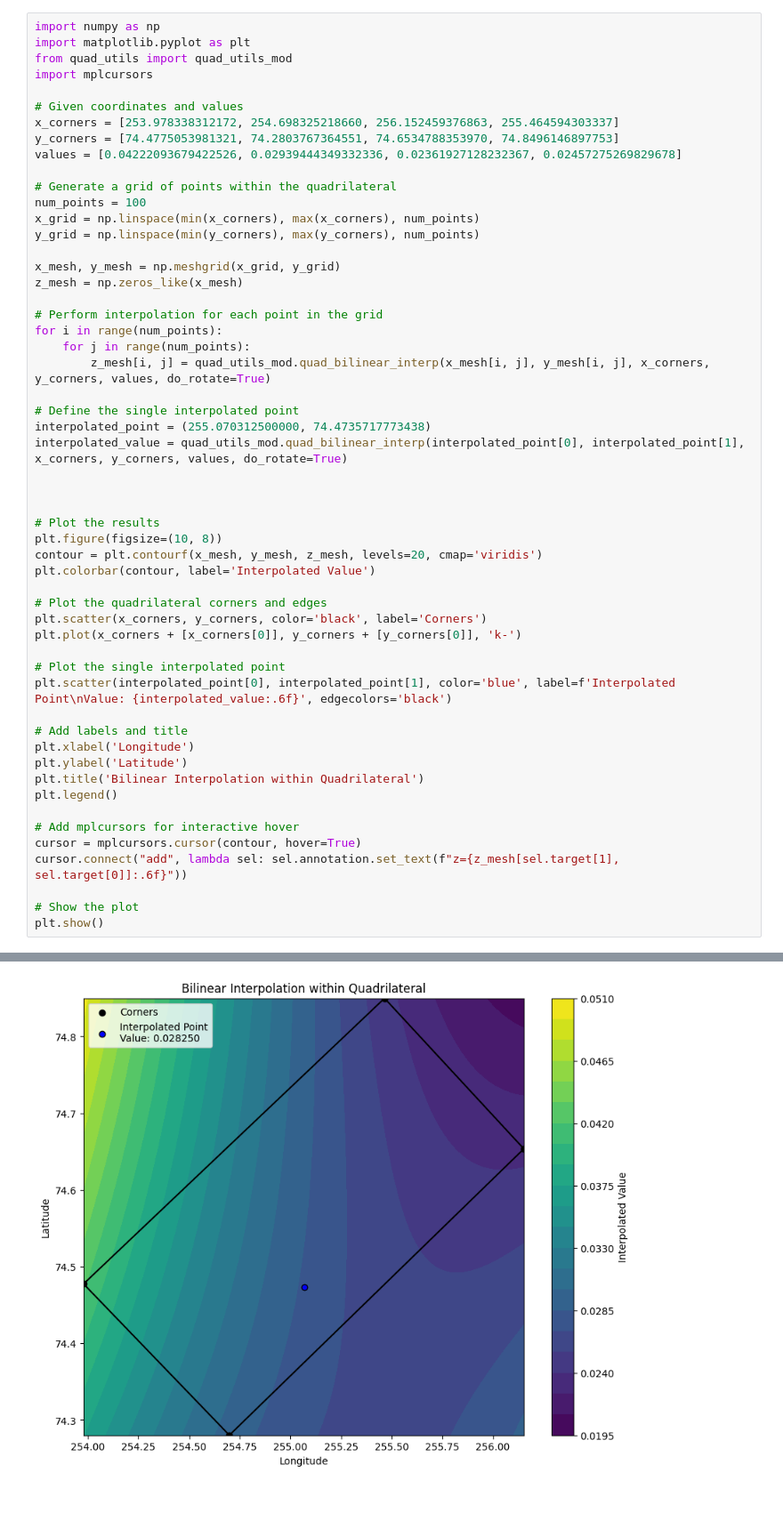
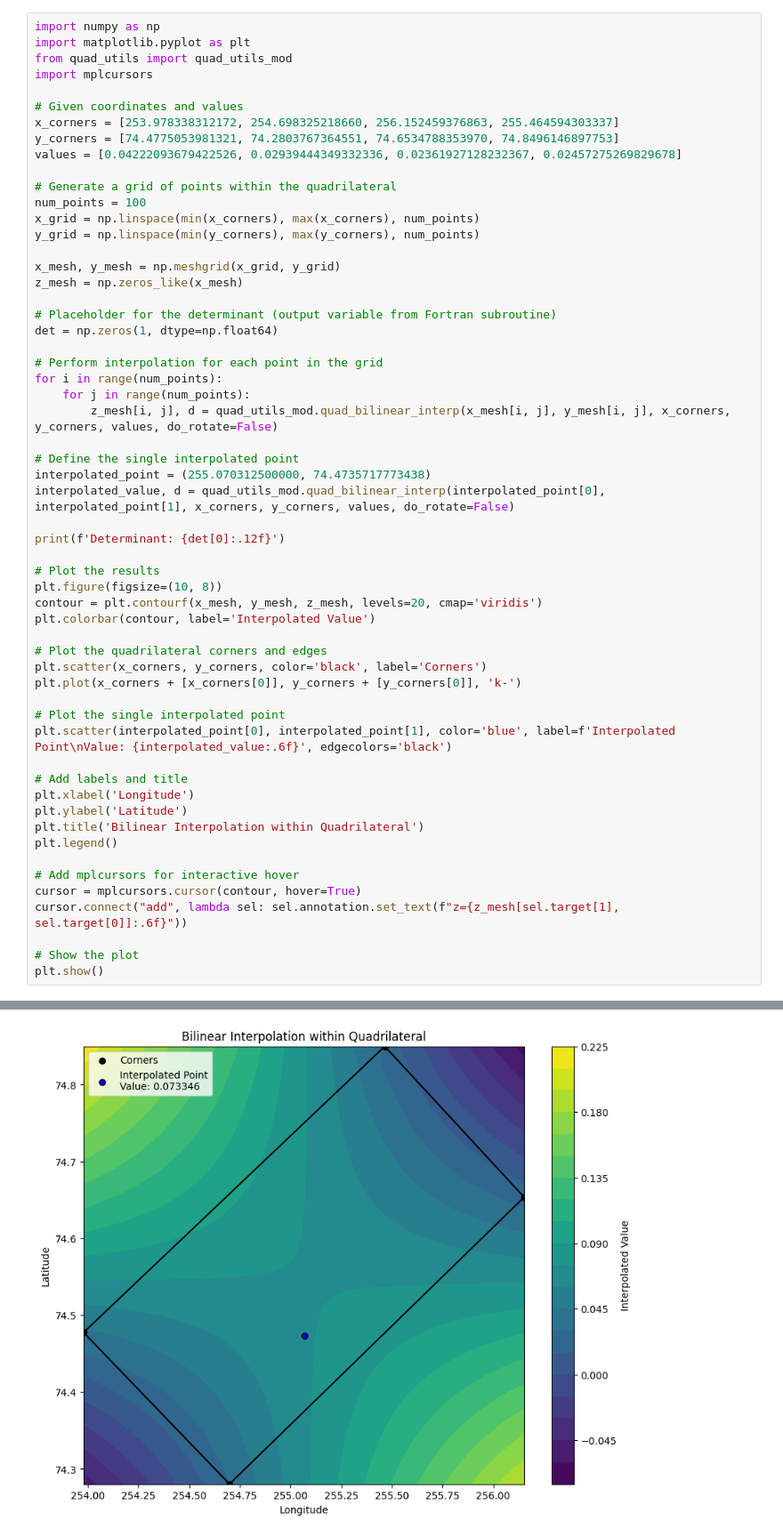
Before and after one commit to hkershaw-brown/quad_utils, a Jupyter notebook: fortran-plot.ipynb, the cells around one changed output, grey strips where cells are left out. Shown: that part at 89% size. Saved outputs shown, nothing was run; the diff lists cells and outputs as text; blank space fills up the shorter version.

Commit message:
print determinant

```diff
--- a/fortran-plot.ipynb
+++ b/fortran-plot.ipynb
@@ -17,16 +17,19 @@ y_grid = np.linspace(min(y_corners), max(y_corners), num_points)
 x_mesh, y_mesh = np.meshgrid(x_grid, y_grid)
 z_mesh = np.zeros_like(x_mesh)
 
+# Placeholder for the determinant (output variable from Fortran subroutine)
+det = np.zeros(1, dtype=np.float64)
+
 # Perform interpolation for each point in the grid
 for i in range(num_points):
     for j in range(num_points):
-        z_mesh[i, j] = quad_utils_mod.quad_bilinear_interp(x_mesh[i, j], y_mesh[i, j], x_corners, y_corners, values, do_rotate=True)
+        z_mesh[i, j], d = quad_utils_mod.quad_bilinear_interp(x_mesh[i, j], y_mesh[i, j], x_corners, y_corners, values, do_rotate=False)
 
 # Define the single interpolated point
 interpolated_point = (255.070312500000, 74.4735717773438)
-interpolated_value = quad_utils_mod.quad_bilinear_interp(interpolated_point[0], interpolated_point[1], x_corners, y_corners, values, do_rotate=True)
+interpolated_value, d = quad_utils_mod.quad_bilinear_interp(interpolated_point[0], interpolated_point[1], x_corners, y_corners, values, do_rotate=False)
 
-
+print(f'Determinant: {det[0]:.12f}')
 
 # Plot the results
 plt.figure(figsize=(10, 8))
@@ -56,4 +60,4 @@ plt.show()
-[figure, old version]
+[figure, new version]
 # %%
 import numpy as np
 import matplotlib.pyplot as plt
```
Also changed, not shown: parts of 2 cells of this notebook, 1 other file.
